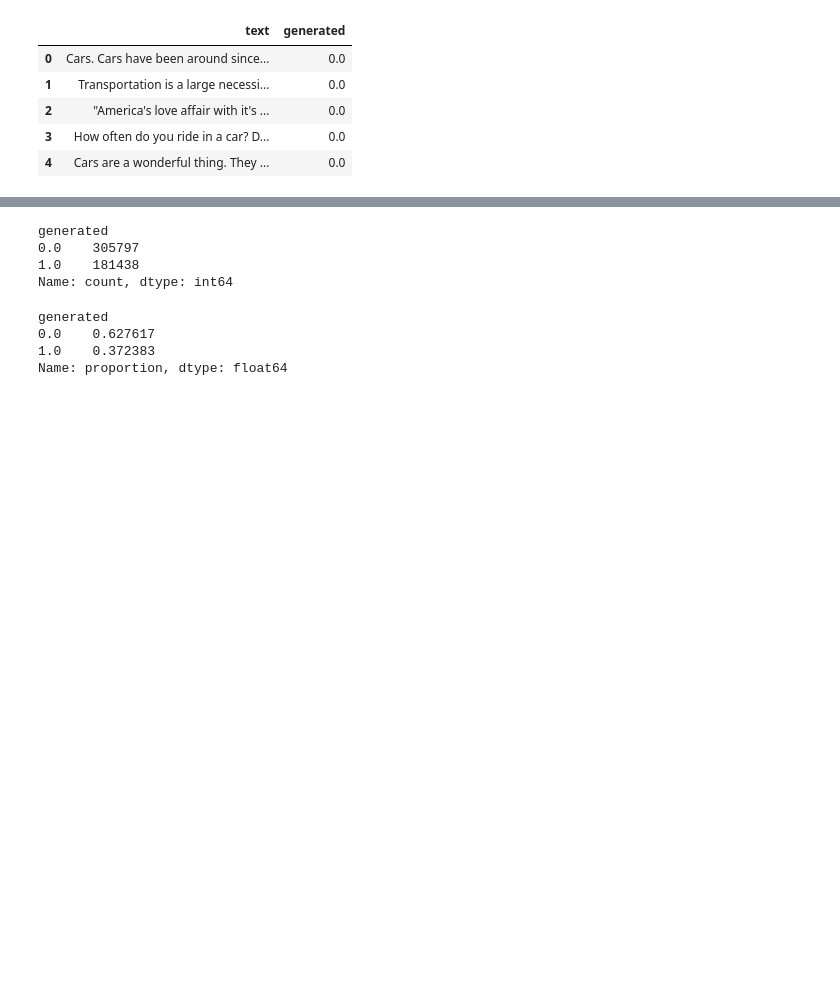
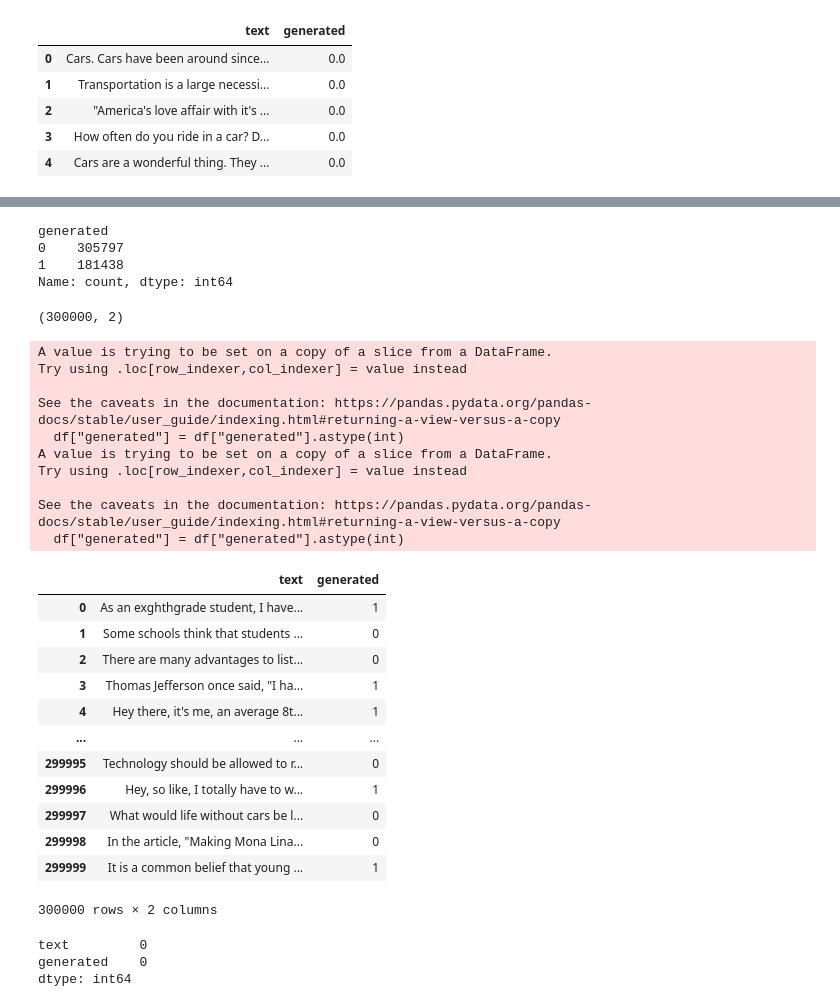
Before and after one commit to Jagunmolu/human-vs-ai-text-classification, a Jupyter notebook: human_vs_ai_text_classification.ipynb, the cells around one changed output, grey strips where cells are left out. Drawn from its saved outputs; the diff is of its cells as text; code cells hidden in the pictures; blank space fills up the shorter version.

```diff
--- a/human_vs_ai_text_classification.ipynb
+++ b/human_vs_ai_text_classification.ipynb
@@ -20,3 +25,6 @@ df.head()
 | 2 | "America's love affair with it's ... | 0.0 |
 | 3 | How often do you ride in a car? D... | 0.0 |
 | 4 | Cars are a wonderful thing. They ... | 0.0 |
+# %%
+df["generated"] = df["generated"].astype(int)
+df.head()
@@ -23,14 +38,9 @@ df.head()
+# %%
+df.dropna(inplace=True)
 # %%
 df["generated"].value_counts()
 # %% [output]
 generated
-0.0    305797
-1.0    181438
+0    305797
+1    181438
 Name: count, dtype: int64
-# %%
-df["generated"].value_counts(normalize=True)
-# %% [output]
-generated
-0.0    0.627617
-1.0    0.372383
-Name: proportion, dtype: float64
@@ -36,0 +56,41 @@ Name: proportion, dtype: float64
+# %%
+# df.iloc[np.random.choice(np.arange(1000), size=50, replace=False)]
+trimmed_data1 = select_random_data(data[df["generated"] == 0], 150_000)
+trimmed_data2 = select_random_data(data[df["generated"] == 1], 150_000)
+trimmed_data = pd.concat([trimmed_data1, trimmed_data2], axis=0).reset_index(drop=True)
+shuffled_index = np.random.choice(np.arange(trimmed_data.shape[0]), trimmed_data.shape[0], replace=False)
+# print(shuffled_index)
+trimmed_data = trimmed_data.iloc[shuffled_index].reset_index(drop=True)
+print(trimmed_data.shape)
+trimmed_data
+# %% [output]
+(300000, 2)
+A value is trying to be set on a copy of a slice from a DataFrame.
+Try using .loc[row_indexer,col_indexer] = value instead
+
+See the caveats in the documentation: https://pandas.pydata.org/pandas-docs/stable/user_guide/indexing.html#returning-a-view-versus-a-copy
+  df["generated"] = df["generated"].astype(int)
+A value is trying to be set on a copy of a slice from a DataFrame.
+Try using .loc[row_indexer,col_indexer] = value instead
+
+See the caveats in the documentation: https://pandas.pydata.org/pandas-docs/stable/user_guide/indexing.html#returning-a-view-versus-a-copy
+  df["generated"] = df["generated"].astype(int)
+|  | text | generated |
+| 0 | As an exghthgrade student, I have... | 1 |
+| 1 | Some schools think that students ... | 0 |
+| 2 | There are many advantages to list... | 0 |
+| 3 | Thomas Jefferson once said, "I ha... | 1 |
+| 4 | Hey there, it's me, an average 8t... | 1 |
+| ... | ... | ... |
+| 299995 | Technology should be allowed to r... | 0 |
+| 299996 | Hey, so like, I totally have to w... | 1 |
+| 299997 | What would life without cars be l... | 0 |
+| 299998 | In the article, "Making Mona Lina... | 0 |
+| 299999 | It is a common belief that young ... | 1 |
+300000 rows × 2 columns
+# %%
+trimmed_data.isna().sum()
+# %% [output]
+text         0
+generated    0
+dtype: int64
```
Also changed, not shown: parts of 11 cells of this notebook, 2 other files.
